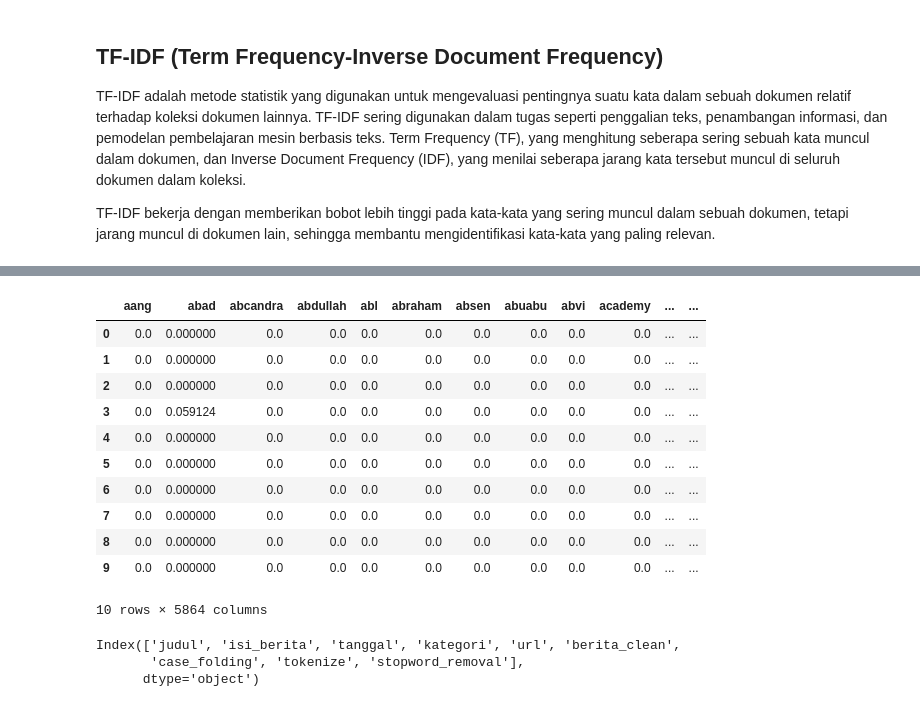
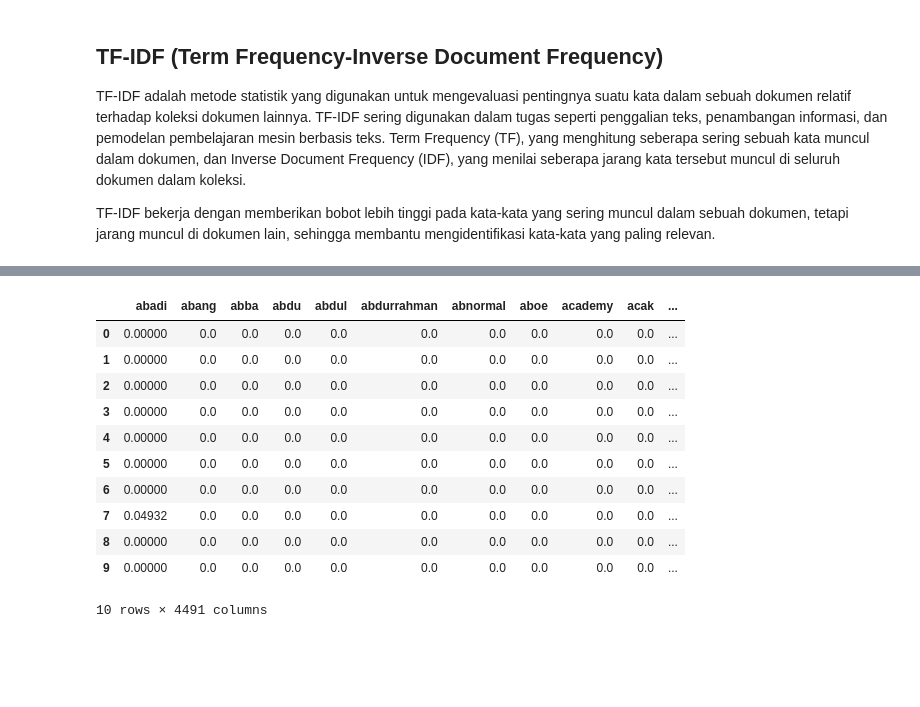
Before and after one commit to raflyfp/PPW-A, a Jupyter notebook: _sources/210411100063 Rafly Faldiansyah Putra Tugas 2 PPW.ipynb, the cells around one changed output, grey strips where cells are left out. Cells and saved outputs as stored; diff of their text form; code cells hidden in the pictures; blank space fills up the shorter version.

```diff
--- a/_sources/210411100063 Rafly Faldiansyah Putra Tugas 2 PPW.ipynb
+++ b/_sources/210411100063 Rafly Faldiansyah Putra Tugas 2 PPW.ipynb
@@ -341,31 +347,34 @@ tfidf_df.head(10)
 # %%
+import pandas as pd
+from sklearn.feature_extraction.text import TfidfVectorizer
+
+# Membaca dataset
+df = pd.read_csv("preprocessing-kompas.csv")
+
+# Mengganti NaN dengan string kosong
+df['stopword_removal'] = df['stopword_removal'].fillna('')
+
 # Menginisialisasi TfidfVectorizer dengan normalisasi L2
 vectorizer = TfidfVectorizer(norm='l2')
 
-# Menghitung TF-IDF dengan normalisasi L2
+# Menghitung TF-IDF
 tfidf_matrix = vectorizer.fit_transform(df['stopword_removal'])
 
 # Mengubah hasilnya menjadi DataFrame
 tfidf_df = pd.DataFrame(tfidf_matrix.toarray(), columns=vectorizer.get_feature_names_out())
 
-# Menampilkan 10 baris pertama
+# Menampilkan 10 baris pertama dari DataFrame TF-IDF
 tfidf_df.head(10)
 # %% [output]
-|  | aang | abad | abcandra | abdullah | abl | abraham | absen | abuabu | abvi | academy | ... | ... |
-| 0 | 0.0 | 0.000000 | 0.0 | 0.0 | 0.0 | 0.0 | 0.0 | 0.0 | 0.0 | 0.0 | ... | ... |
-| 1 | 0.0 | 0.000000 | 0.0 | 0.0 | 0.0 | 0.0 | 0.0 | 0.0 | 0.0 | 0.0 | ... | ... |
-| 2 | 0.0 | 0.000000 | 0.0 | 0.0 | 0.0 | 0.0 | 0.0 | 0.0 | 0.0 | 0.0 | ... | ... |
-| 3 | 0.0 | 0.059124 | 0.0 | 0.0 | 0.0 | 0.0 | 0.0 | 0.0 | 0.0 | 0.0 | ... | ... |
-| 4 | 0.0 | 0.000000 | 0.0 | 0.0 | 0.0 | 0.0 | 0.0 | 0.0 | 0.0 | 0.0 | ... | ... |
-| 5 | 0.0 | 0.000000 | 0.0 | 0.0 | 0.0 | 0.0 | 0.0 | 0.0 | 0.0 | 0.0 | ... | ... |
-| 6 | 0.0 | 0.000000 | 0.0 | 0.0 | 0.0 | 0.0 | 0.0 | 0.0 | 0.0 | 0.0 | ... | ... |
-| 7 | 0.0 | 0.000000 | 0.0 | 0.0 | 0.0 | 0.0 | 0.0 | 0.0 | 0.0 | 0.0 | ... | ... |
-| 8 | 0.0 | 0.000000 | 0.0 | 0.0 | 0.0 | 0.0 | 0.0 | 0.0 | 0.0 | 0.0 | ... | ... |
-| 9 | 0.0 | 0.000000 | 0.0 | 0.0 | 0.0 | 0.0 | 0.0 | 0.0 | 0.0 | 0.0 | ... | ... |
+|  | abadi | abang | abba | abdu | abdul | abdurrahman | abnormal | aboe | academy | acak | ... |
+| 0 | 0.00000 | 0.0 | 0.0 | 0.0 | 0.0 | 0.0 | 0.0 | 0.0 | 0.0 | 0.0 | ... |
+| 1 | 0.00000 | 0.0 | 0.0 | 0.0 | 0.0 | 0.0 | 0.0 | 0.0 | 0.0 | 0.0 | ... |
+| 2 | 0.00000 | 0.0 | 0.0 | 0.0 | 0.0 | 0.0 | 0.0 | 0.0 | 0.0 | 0.0 | ... |
+| 3 | 0.00000 | 0.0 | 0.0 | 0.0 | 0.0 | 0.0 | 0.0 | 0.0 | 0.0 | 0.0 | ... |
+| 4 | 0.00000 | 0.0 | 0.0 | 0.0 | 0.0 | 0.0 | 0.0 | 0.0 | 0.0 | 0.0 | ... |
+| 5 | 0.00000 | 0.0 | 0.0 | 0.0 | 0.0 | 0.0 | 0.0 | 0.0 | 0.0 | 0.0 | ... |
+| 6 | 0.00000 | 0.0 | 0.0 | 0.0 | 0.0 | 0.0 | 0.0 | 0.0 | 0.0 | 0.0 | ... |
+| 7 | 0.04932 | 0.0 | 0.0 | 0.0 | 0.0 | 0.0 | 0.0 | 0.0 | 0.0 | 0.0 | ... |
+| 8 | 0.00000 | 0.0 | 0.0 | 0.0 | 0.0 | 0.0 | 0.0 | 0.0 | 0.0 | 0.0 | ... |
+| 9 | 0.00000 | 0.0 | 0.0 | 0.0 | 0.0 | 0.0 | 0.0 | 0.0 | 0.0 | 0.0 | ... |
-10 rows × 5864 columns
+10 rows × 4491 columns
-# %%
-print(df.columns)
-# %% [output]
-Index(['judul', 'isi_berita', 'tanggal', 'kategori', 'url', 'berita_clean',
-       'case_folding', 'tokenize', 'stopword_removal'],
-      dtype='object')
```
Also changed, not shown: parts of 14 cells of this notebook, 14 other files.
